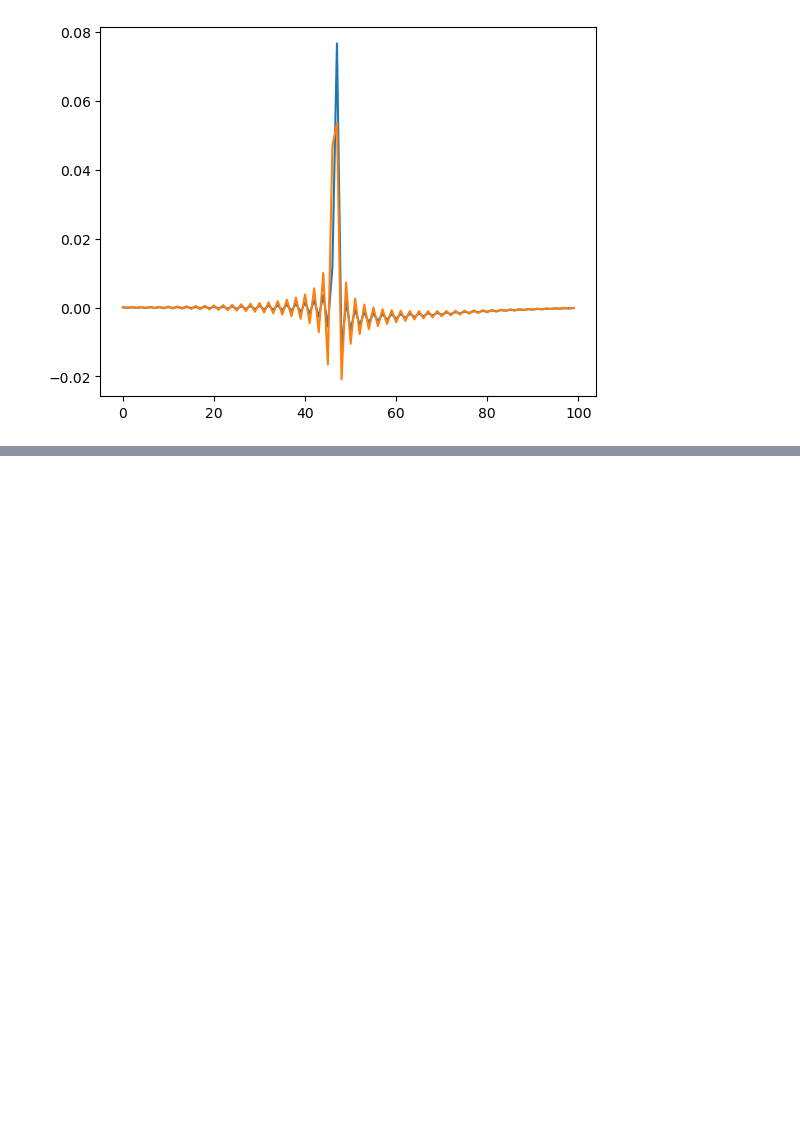
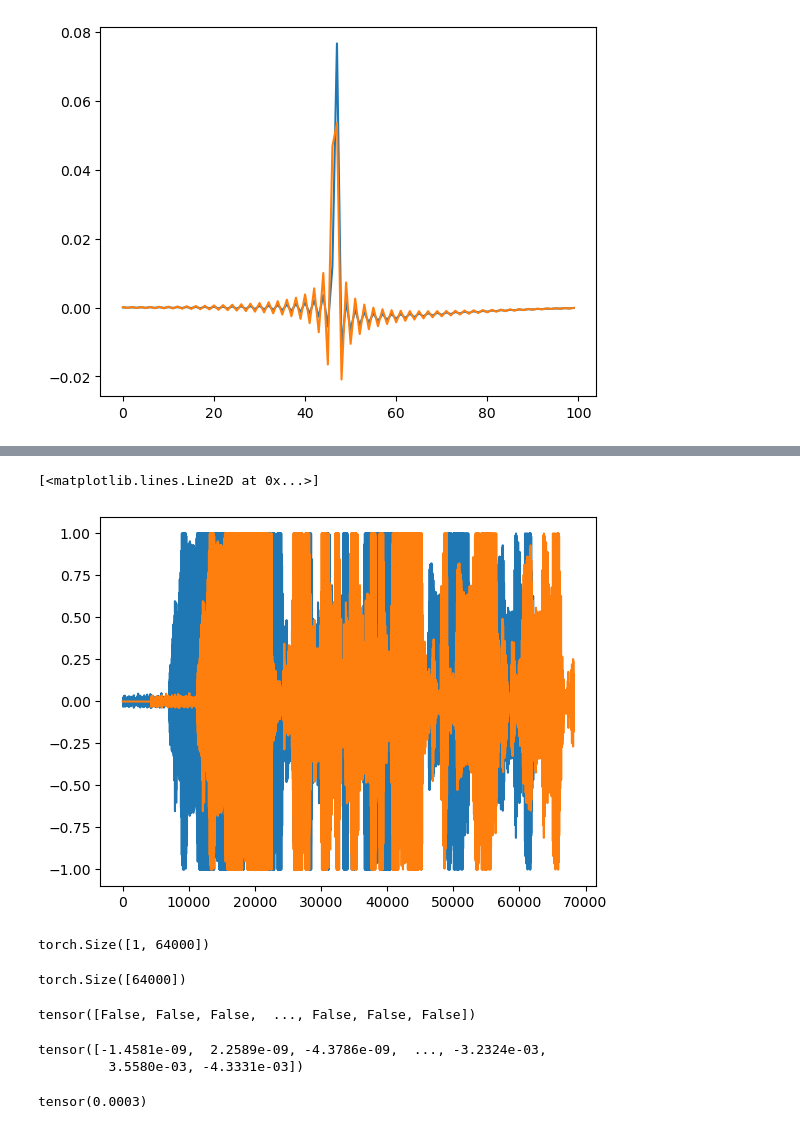
Before and after one commit to ssnani/Code, a Jupyter notebook: dbg.ipynb, the cells around one changed output, grey strips where cells are left out. Cells and saved outputs as stored; diff of their text form; code cells hidden in the pictures; blank space fills up the shorter version.

```diff
--- a/dbg.ipynb
+++ b/dbg.ipynb
@@ -115,0 +134,3 @@ plt.plot(x[86,:,1])
+# %%
+import torchaudio
+sig,fs = torchaudio.load('../signals/tgt_0.wav')
@@ -115,0 +141,4 @@ plt.plot(x[86,:,1])
+# %%
+q1 = x[86,:,:]
+speech_ = torch.nn.functional.pad(sig[[0],:], (flip_q1.shape[1]-1, flip_q1.shape[1]-1))
+augmented = torch.nn.functional.conv1d(speech_.unsqueeze(dim=1), flip_q1.unsqueeze(dim=1))
@@ -115,0 +161,27 @@ plt.plot(x[86,:,1])
+# %%
+plt.plot(sig[0])
+plt.plot(speech_[0])
+# %% [output]
+[<matplotlib.lines.Line2D at 0x...>]
+[figure, added]
+# %%
+augmented.shape
+# %% [output]
+torch.Size([1, 64000])
+# %%
+augmented_2.shape
+# %% [output]
+torch.Size([64000])
+# %%
+augmented[0]==augmented_2
+# %% [output]
+tensor([False, False, False,  ..., False, False, False])
+# %%
+augmented[0]
+# %% [output]
+tensor([-1.4581e-09,  2.2589e-09, -4.3786e-09,  ..., -3.2324e-03,
+         3.5580e-03, -4.3331e-03])
+# %%
+augmented_2[0]
+# %% [output]
+tensor(0.0003)
```
Also changed, not shown: parts of 35 cells of this notebook, 3 other files.
